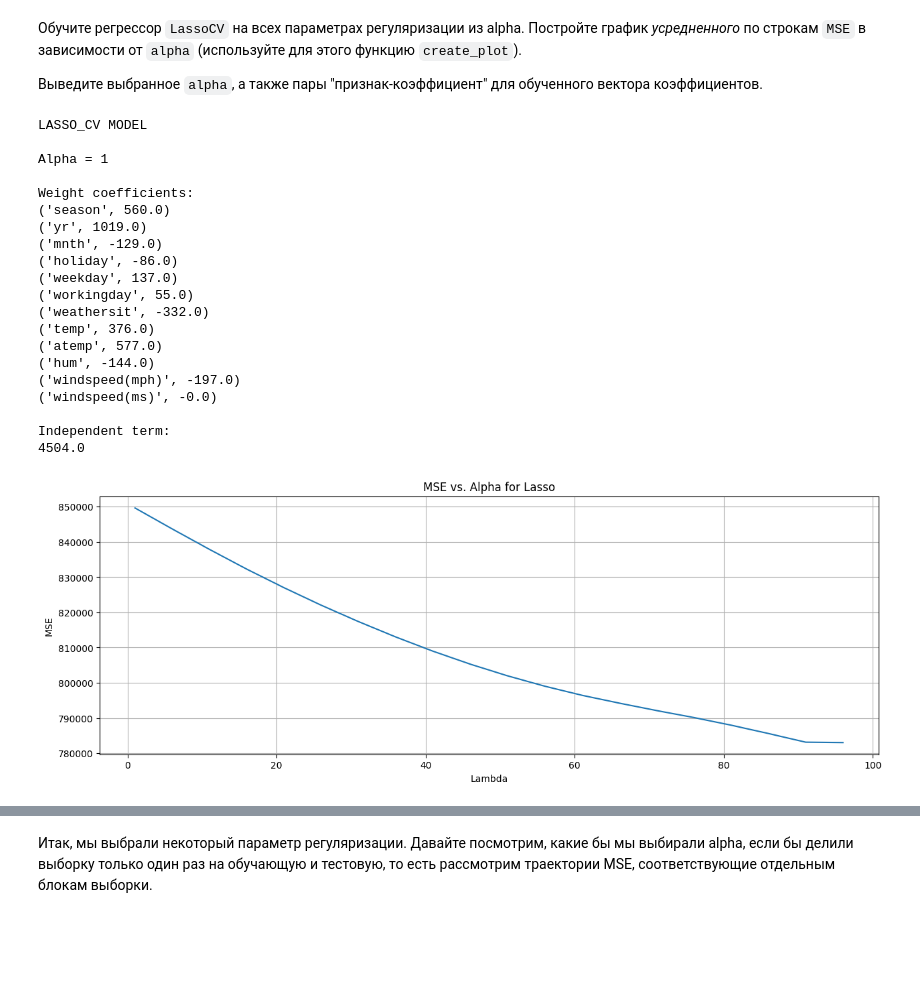
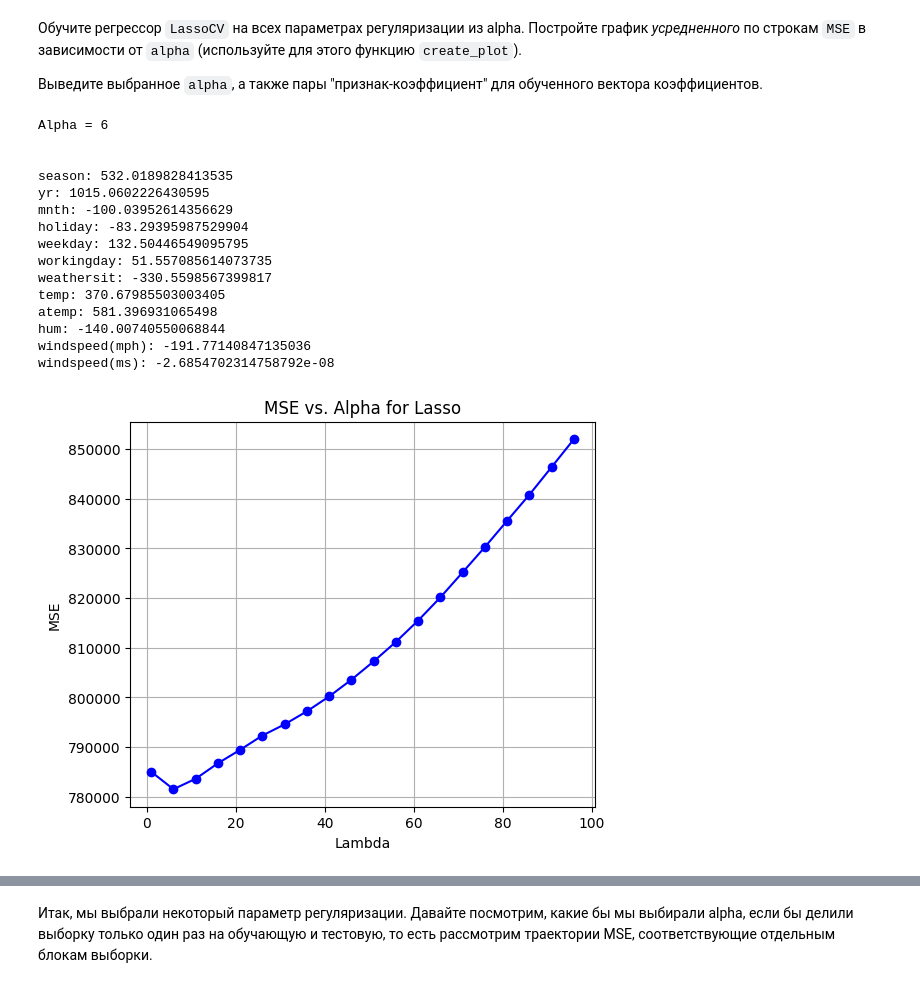
Before and after one commit to RostislavB74/DS_HW4, a Jupyter notebook: HW4_160124.ipynb, the cells around one changed output, grey strips where cells are left out. Drawn from its saved outputs; the diff is of its cells as text; code cells hidden in the pictures; blank space fills up the shorter version.

```diff
--- a/HW4_160124.ipynb
+++ b/HW4_160124.ipynb
@@ -573,11 +570,11 @@ from sklearn.linear_model import LassoCV
 # %%
-def create_plot(x, y, title, xlabel, ylabel, figsize=None):
-    size = figsize or (15, 5)
+def create_plot(data, title, xlabel, ylabel, figsize=None):
+    size = figsize or (6, 5)
     plt.figure(figsize=size)
 
-    x = x
-    y1 = y
-    plt.plot(x, y1)
+    x = list(map(lambda e: e[0], data))
+    y = list(map(lambda e: e[1], data))
+    plt.plot(x, y, marker='o', linestyle='-', color='b')
 
     plt.title(title)
     plt.xlabel(xlabel)
@@ -586,57 +583,34 @@ def create_plot(x, y, title, xlabel, ylabel, figsize=None):
     plt.grid()
     plt.show()
 # %%
-import matplotlib.pyplot as plt
 from sklearn.linear_model import LassoCV
 
-
-alphas = np.arange(1, 100, 5)
-
-# regressor = # Put your code here
 alphas_cv = np.arange(1, 100, 5)
-model_cv = LassoCV(alphas=alphas_cv)
+model_cv = LassoCV(alphas=alphas_cv, cv=3)
 model_cv.fit(X, y)
 
 title = "MSE vs. Alpha for Lasso"
-data = zip(model_cv.alphas, np.mean(model_cv.mse_path_, axis=1))
-data_list = list(data)
+data = list(zip(model_cv.alphas_, np.mean(model_cv.mse_path_, axis=1)))
+print('\nAlpha = ' + str(model_cv.alpha_))
+print('\n')
+for item in zip(df_shuffled.columns[:-1], model_cv.coef_):
+  print (f'{item[0]}: {item[1]}')
 
-alphas = list(map(lambda e: e[0], data_list))
-mse_values = list(map(lambda e: e[1], data_list))
-
-x = list(map(lambda e: e[0], data_list))
-y1 = list(map(lambda e: e[1], data_list))
-
-print('LASSO_CV MODEL')
-#Best regressor value
-print('\nAlpha = ' + str(model_cv.alpha_))
-
-#Weight coefficient for the optimal regressor
-print('\nWeight coefficients:')
-for item in zip(df_shuffled.columns[:-1], model_cv.coef_.round()):
-  print (item)
-print('\nIndependent term:')
-print(model_cv.intercept_.round())
-create_plot(x,y1, title = "MSE vs. Alpha for Lasso", xlabel='Lambda', ylabel='MSE')
+create_plot(data, title, xlabel='Lambda', ylabel='MSE')
 # %% [output]
-LASSO_CV MODEL
+Alpha = 6
 
-Alpha = 1
 
-Weight coefficients:
-('season', 560.0)
-('yr', 1019.0)
-('mnth', -129.0)
-('holiday', -86.0)
-('weekday', 137.0)
-('workingday', 55.0)
-('weathersit', -332.0)
-('temp', 376.0)
-('atemp', 577.0)
-('hum', -144.0)
-('windspeed(mph)', -197.0)
-('windspeed(ms)', -0.0)
-
-Independent term:
-4504.0
+season: 532.0189828413535
+yr: 1015.0602226430595
+mnth: -100.03952614356629
+holiday: -83.29395987529904
+weekday: 132.50446549095795
+workingday: 51.557085614073735
+weathersit: -330.5598567399817
+temp: 370.67985503003405
+atemp: 581.396931065498
+hum: -140.00740550068844
+windspeed(mph): -191.77140847135036
+windspeed(ms): -2.6854702314758792e-08
-[figure, old version]
+[figure, new version]
```
Also changed, not shown: parts of 8 cells of this notebook.
